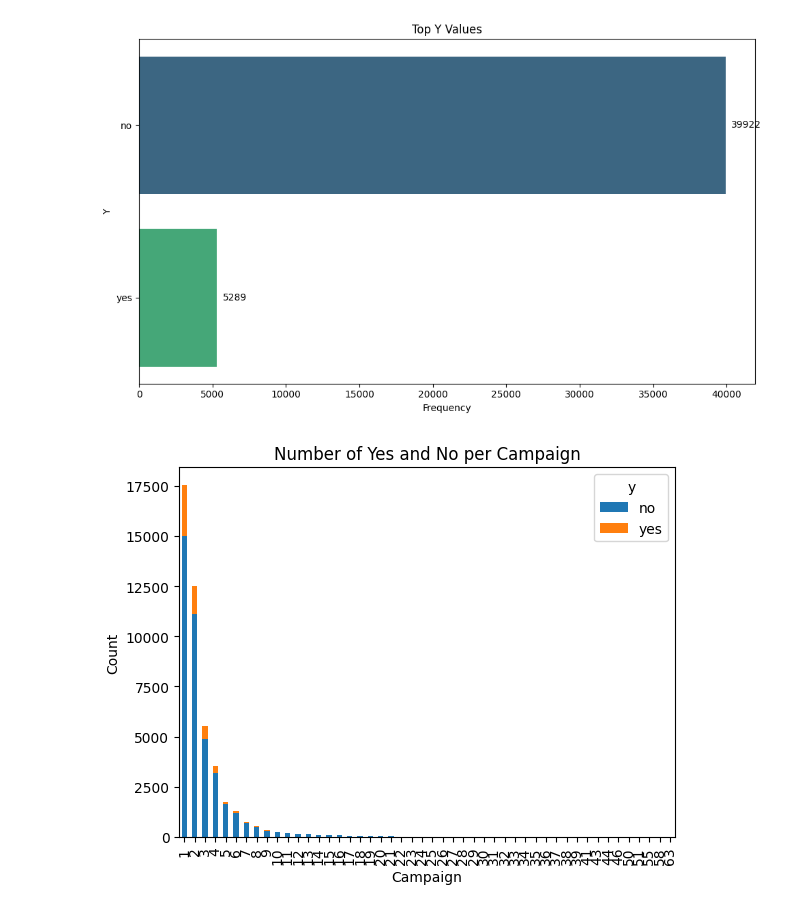
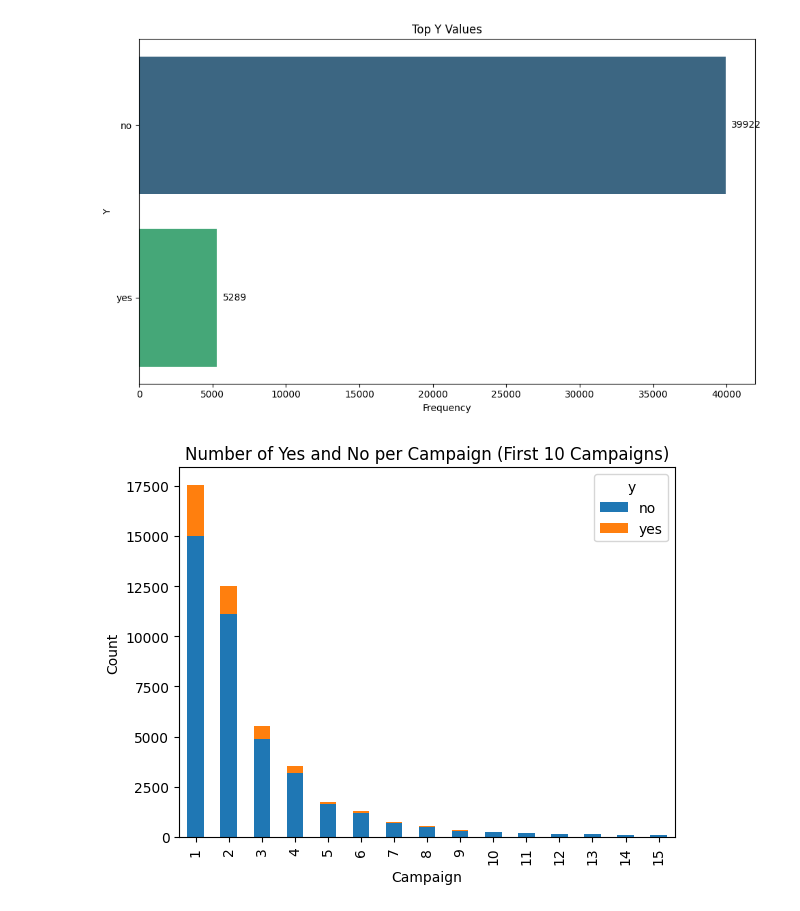
Before and after one commit to jjosorioc/Bank-Client-Attributes-and-Marketing-Outcomes, a Jupyter notebook: SupervisedLearning.ipynb, the cells around one changed output. Saved outputs shown, nothing was run; the diff lists cells and outputs as text; code cells hidden in the pictures.

Commit message:
Initial part for the data preprocessing

```diff
--- a/SupervisedLearning.ipynb
+++ b/SupervisedLearning.ipynb
@@ -195,15 +199,15 @@ for col in non_numeric_columns:
 [figure]
 [figure]
 # %%
-# Group the data by campaign and count the occurrences of "yes" and "no" in the "y" column
-campaign_counts = df.groupby('campaign')['y'].value_counts().unstack().fillna(0)
+# Group the data by campaign and count the occurrences of "yes" and "no" in the "y" column, selecting only the first 10 campaigns
+campaign_counts = df.groupby('campaign')['y'].value_counts().unstack().fillna(0).head(15)
 
 # Plot the results
 campaign_counts.plot(kind='bar', stacked=True)
 plt.xlabel('Campaign')
 plt.ylabel('Count')
-plt.title('Number of Yes and No per Campaign')
+plt.title('Number of Yes and No per Campaign (First 10 Campaigns)')
 plt.legend(title='y')
 plt.show()
 # %% [output]
-[figure, old version]
+[figure, new version]
```
Also changed, not shown: parts of 13 cells of this notebook.
